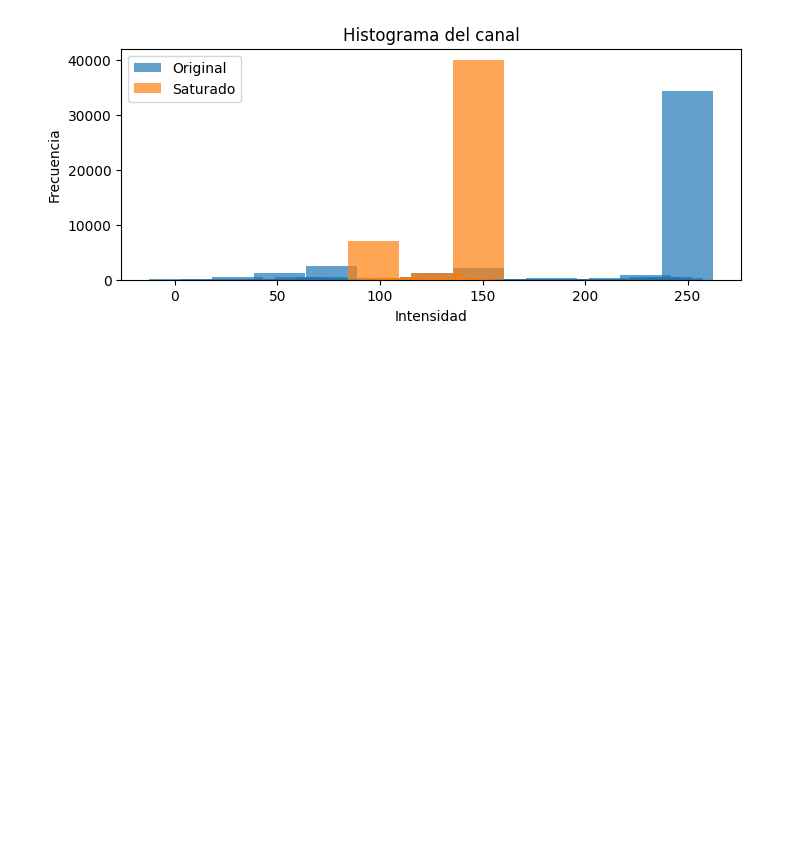
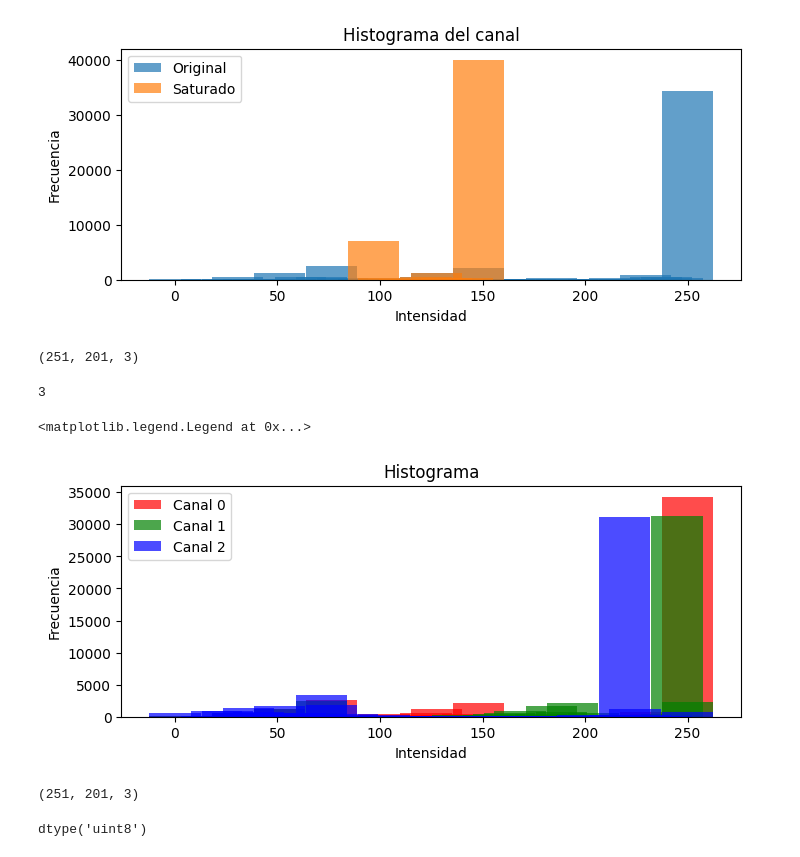
Before and after one commit to vc-2026-i/introimagenes, a Jupyter notebook: notebook.ipynb, the cells around one changed output. Saved outputs shown, nothing was run; the diff lists cells and outputs as text; code cells hidden in the pictures; blank space fills up the shorter version.

```diff
--- a/notebook.ipynb
+++ b/notebook.ipynb
@@ -174,3 +174,56 @@ plt.legend()
 # %% [output]
 <matplotlib.legend.Legend at 0x...>
 [figure]
+# %%
+Irgb.shape
+# %% [output]
+(251, 201, 3)
+# %%
+np.ndim(Irgb)
+# %% [output]
+3
+# %%
+def HistogramaPorCanal(I=None, bins=10):
+    ndim = np.ndim(I)
+    if ndim == 2:
+        h, bins_edges = np.histogram(I.flatten(), bins=bins, range=(0, 255))
+        return h, bins_edges
+    elif ndim == 3:
+        _, _, nch = I.shape
+        h_bins_edges_list = []
+        for c in range(nch):
+            h, bins_edges = np.histogram(I[:, :, c].flatten(), bins=bins, range=(0, 255))
+            h_bins_edges_list.append((h, bins_edges))
+        return h_bins_edges_list
+    else:
+        print("No está definida para este número de dimensiones")
+        return None, None
+# %%
+Img = Irgb.copy()
+ndim = np.ndim(Img)
+plt.figure(figsize=(8, 3))
+if ndim == 2:
+    h, bins_edges = HistogramaPorCanal(Img, bins=50)
+    plt.bar(bins_edges[:-1], h, width=25, color='red', alpha=0.7)
+elif ndim == 3:
+    h_bins_edges_list = HistogramaPorCanal(Img, bins=50)
+    colors = ['red', 'green', 'blue']
+    for c, (h, bins_edges) in enumerate(h_bins_edges_list):
+        plt.bar(bins_edges[:-1], h, width=25, color=colors[c], alpha=0.7, label=f'Canal {c}')
+plt.xlabel('Intensidad')
+plt.ylabel('Frecuencia')
+plt.title('Histograma')
+plt.legend()
+# %% [output]
+<matplotlib.legend.Legend at 0x...>
+[figure, added]
+# %%
+Img.shape
+# %% [output]
+(251, 201, 3)
+# %%
+a=Img[100,50,2]
+b=np.clip(a-50,0,255).astype(np.uint8)
+b.dtype
+# %% [output]
+dtype('uint8')
```
Also changed, not shown: parts of 4 cells of this notebook.
